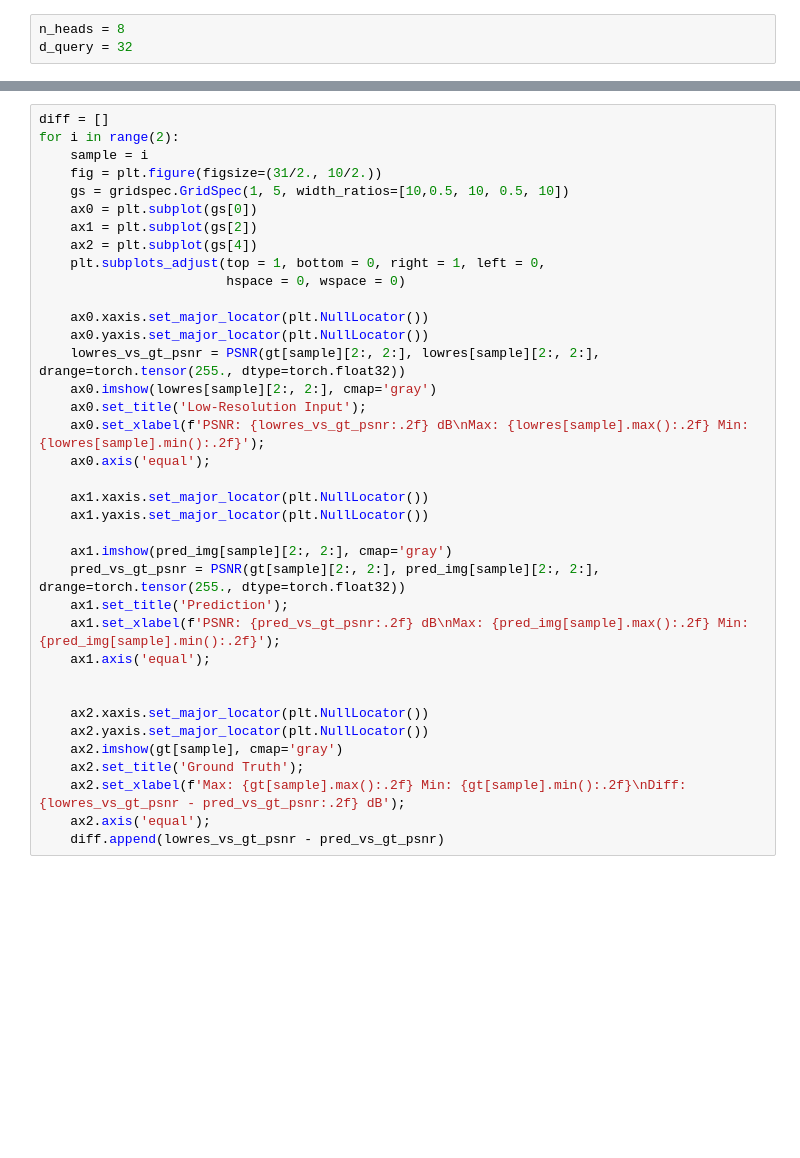
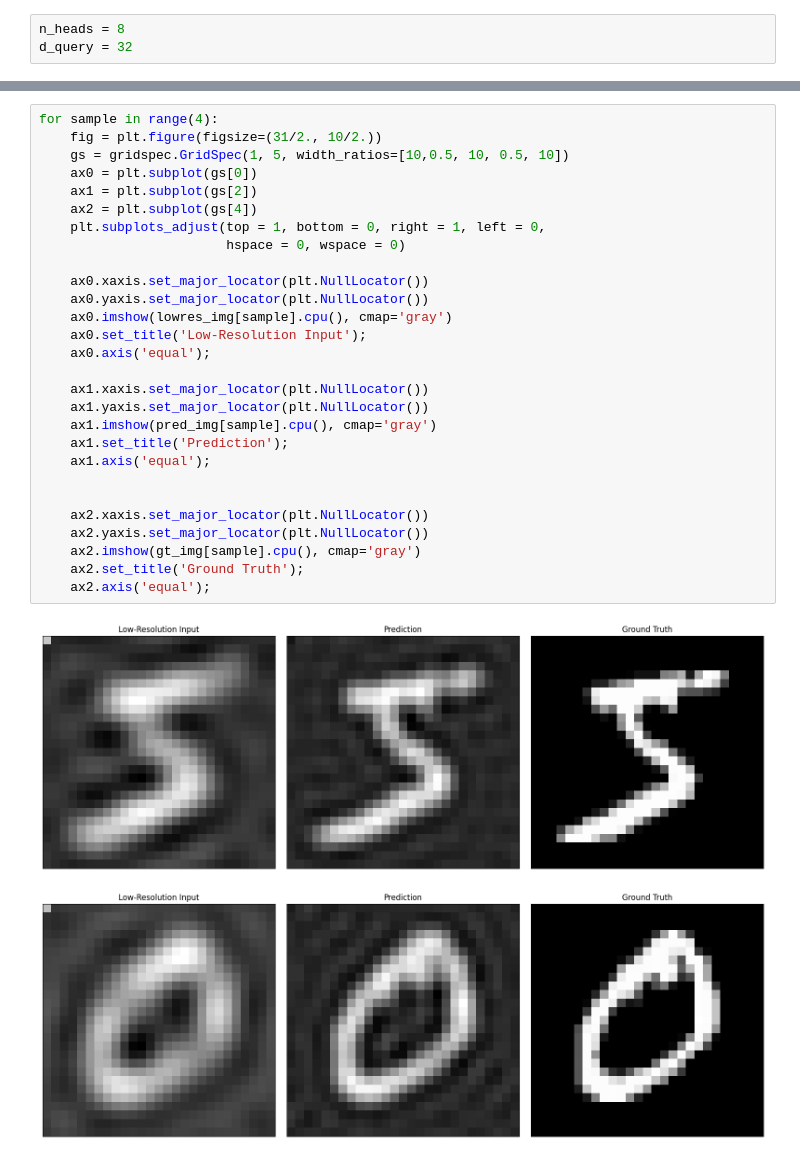
Before and after one commit to AmanKukde/FourierImageTransformer, a Jupyter notebook: examples/Super-Resolution - MNIST Example.ipynb, the cells around one changed output, grey strips where cells are left out. Cells and saved outputs as stored; diff of their text form; blank space fills up the shorter version.

```diff
--- a/examples/Super-Resolution - MNIST Example.ipynb
+++ b/examples/Super-Resolution - MNIST Example.ipynb
@@ -117,37 +156,31 @@ lowres, pred_img, gt = model.get_lowres_pred_gt(fc, mag_min, mag_max)
 # %%
-diff = []
-for i in range(2):
-    sample = i
+for sample in range(4):
     fig = plt.figure(figsize=(31/2., 10/2.))
     gs = gridspec.GridSpec(1, 5, width_ratios=[10,0.5, 10, 0.5, 10])
     ax0 = plt.subplot(gs[0])
     ax1 = plt.subplot(gs[2])
     ax2 = plt.subplot(gs[4])
     plt.subplots_adjust(top = 1, bottom = 0, right = 1, left = 0,
                         hspace = 0, wspace = 0)
 
     ax0.xaxis.set_major_locator(plt.NullLocator())
     ax0.yaxis.set_major_locator(plt.NullLocator())
-    lowres_vs_gt_psnr = PSNR(gt[sample][2:, 2:], lowres[sample][2:, 2:], drange=torch.tensor(255., dtype=torch.float32))
-    ax0.imshow(lowres[sample][2:, 2:], cmap='gray')
+    ax0.imshow(lowres_img[sample].cpu(), cmap='gray')
     ax0.set_title('Low-Resolution Input');
-    ax0.set_xlabel(f'PSNR: {lowres_vs_gt_psnr:.2f} dB\nMax: {lowres[sample].max():.2f} Min: {lowres[sample].min():.2f}');
     ax0.axis('equal');
 
     ax1.xaxis.set_major_locator(plt.NullLocator())
     ax1.yaxis.set_major_locator(plt.NullLocator())
-
-    ax1.imshow(pred_img[sample][2:, 2:], cmap='gray')
-    pred_vs_gt_psnr = PSNR(gt[sample][2:, 2:], pred_img[sample][2:, 2:], drange=torch.tensor(255., dtype=torch.float32))
+    ax1.imshow(pred_img[sample].cpu(), cmap='gray')
     ax1.set_title('Prediction');
-    ax1.set_xlabel(f'PSNR: {pred_vs_gt_psnr:.2f} dB\nMax: {pred_img[sample].max():.2f} Min: {pred_img[sample].min():.2f}');
     ax1.axis('equal');
 
 
     ax2.xaxis.set_major_locator(plt.NullLocator())
     ax2.yaxis.set_major_locator(plt.NullLocator())
-    ax2.imshow(gt[sample], cmap='gray')
+    ax2.imshow(gt_img[sample].cpu(), cmap='gray')
     ax2.set_title('Ground Truth');
-    ax2.set_xlabel(f'Max: {gt[sample].max():.2f} Min: {gt[sample].min():.2f}\nDiff: {lowres_vs_gt_psnr - pred_vs_gt_psnr:.2f} dB');
     ax2.axis('equal');
-    diff.append(lowres_vs_gt_psnr - pred_vs_gt_psnr)
+# %% [output]
+[figure, added]
+[figure, added]
```
Also changed, not shown: parts of 25 cells of this notebook, 7 other files.
